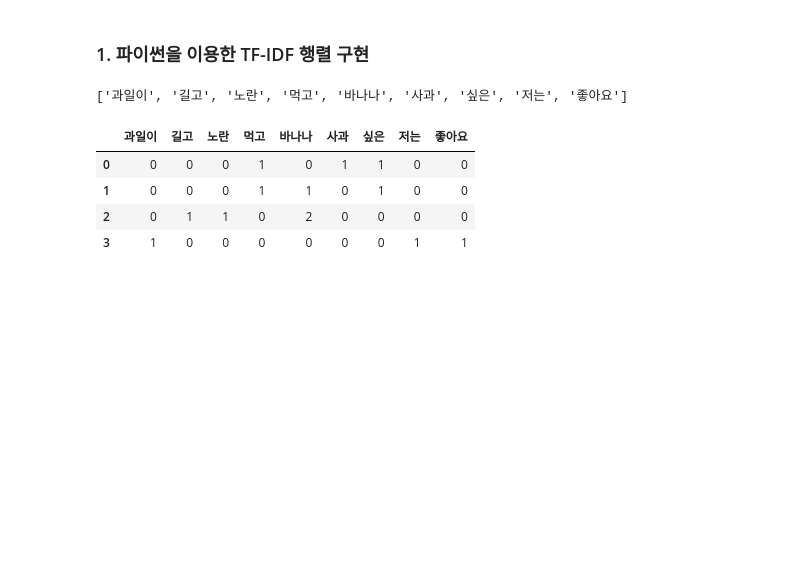
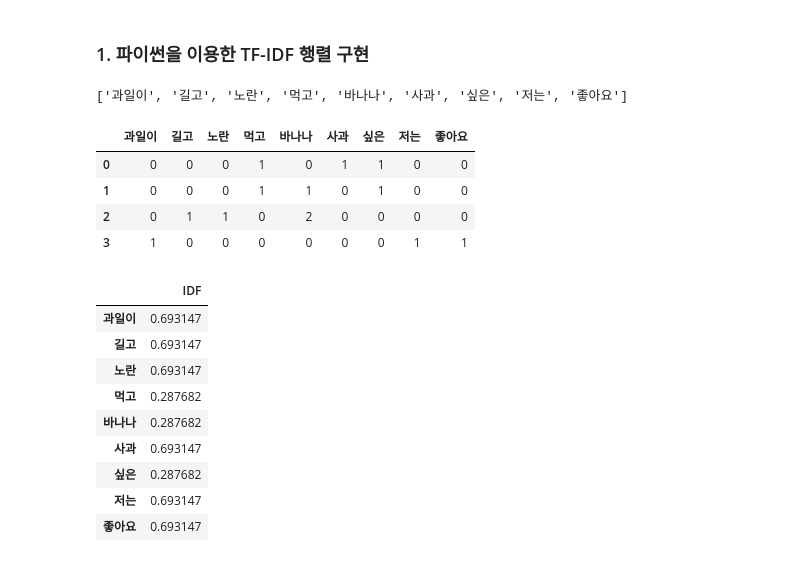
Before and after one commit to zsert1/-Natural_language_processing, a Jupyter notebook: 텍스트_벡터화.ipynb, the cells around one changed output. Drawn from its saved outputs; the diff is of its cells as text; code cells hidden in the pictures; blank space fills up the shorter version.

```diff
--- a/텍스트_벡터화.ipynb
+++ b/텍스트_벡터화.ipynb
@@ -50,3 +50,21 @@ tf_
 | 1 | 0 | 0 | 0 | 1 | 1 | 0 | 1 | 0 | 0 |
 | 2 | 0 | 1 | 1 | 0 | 2 | 0 | 0 | 0 | 0 |
 | 3 | 1 | 0 | 0 | 0 | 0 | 0 | 0 | 1 | 1 |
+# %%
+result=[]
+for j in range(len(vocab)):
+  t= vocab[j]
+  result.append(idf(t))
+idf_=pd.DataFrame(result,index=vocab,columns=['IDF'])
+idf_
+# %% [output]
+|  | IDF |
+| 과일이 | 0.693147 |
+| 길고 | 0.693147 |
+| 노란 | 0.693147 |
+| 먹고 | 0.287682 |
+| 바나나 | 0.287682 |
+| 사과 | 0.693147 |
+| 싶은 | 0.287682 |
+| 저는 | 0.693147 |
+| 좋아요 | 0.693147 |
```
Also changed, not shown: parts of 1 cell of this notebook.
